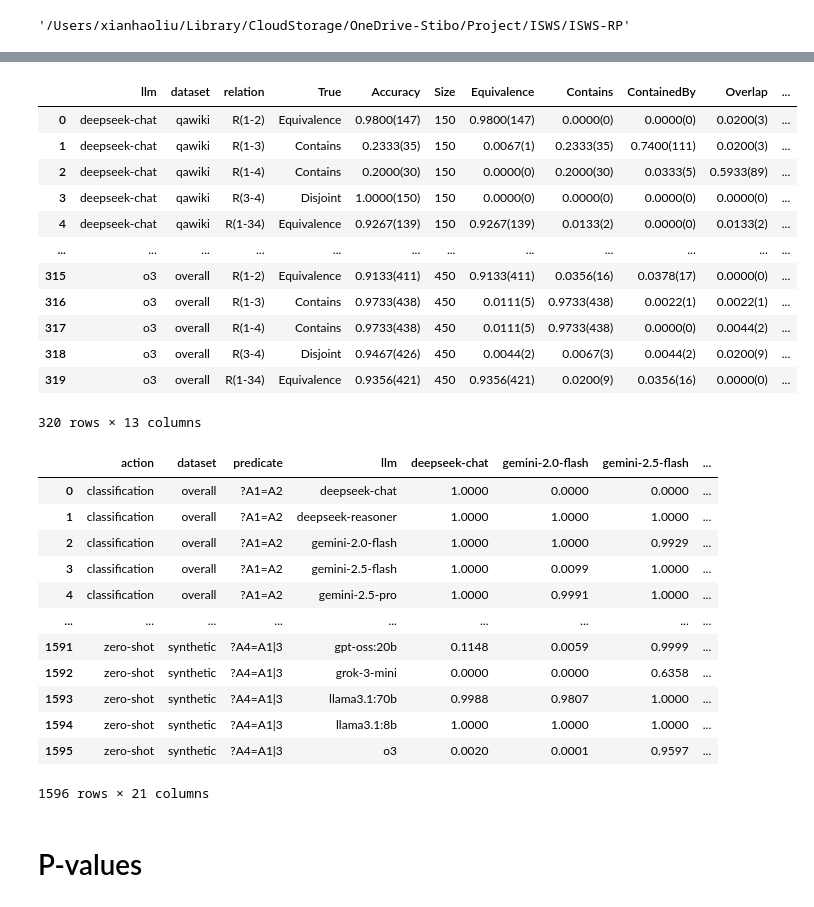
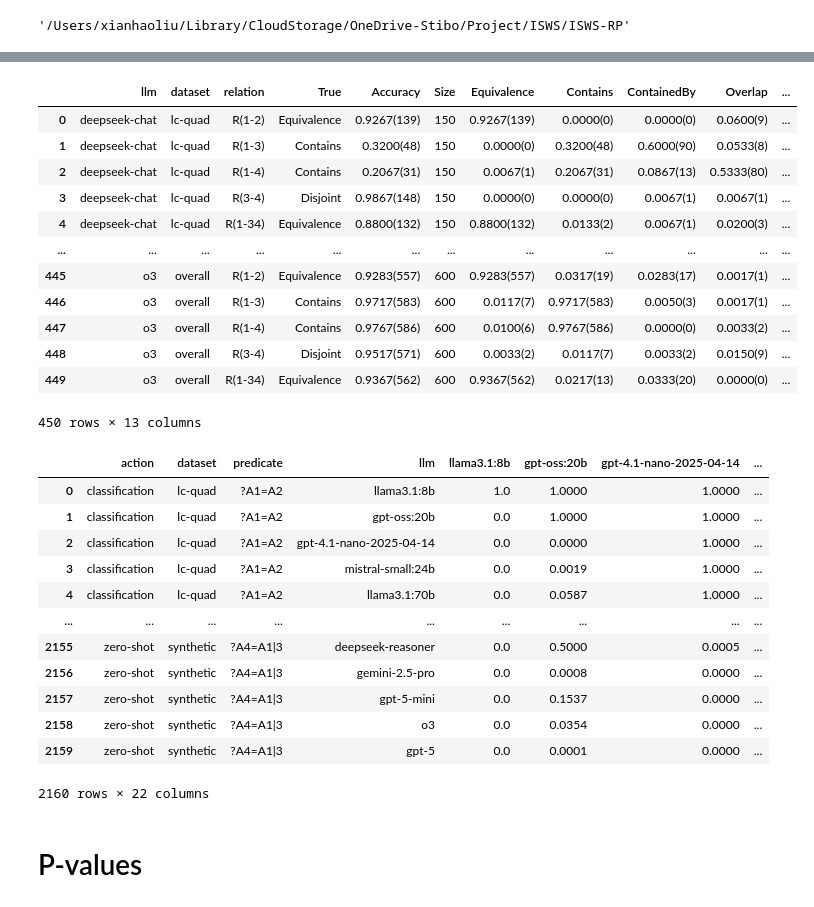
Before and after one commit to GabrieleT0/Answer-Set-Consistency-of-LLMs-For-QA, a Jupyter notebook: src/visualization/visualize.ipynb, the cells around one changed output, grey strips where cells are left out. Drawn from its saved outputs; the diff is of its cells as text; code cells hidden in the pictures.

```diff
--- a/src/visualization/visualize.ipynb
+++ b/src/visualization/visualize.ipynb
@@ -52,37 +52,37 @@ df_summery
 # %%
-df_relation = pd.read_csv(f"{folder}/relation_summary_{time}.csv")
+df_relation = pd.read_csv(f"{folder}/relation_summery.csv")
 df_relation
 # %% [output]
 |  | llm | dataset | relation | True | Accuracy | Size | Equivalence | Contains | ContainedBy | Overlap | ... |
-| 0 | deepseek-chat | qawiki | R(1-2) | Equivalence | 0.9800(147) | 150 | 0.9800(147) | 0.0000(0) | 0.0000(0) | 0.0200(3) | ... |
-| 1 | deepseek-chat | qawiki | R(1-3) | Contains | 0.2333(35) | 150 | 0.0067(1) | 0.2333(35) | 0.7400(111) | 0.0200(3) | ... |
-| 2 | deepseek-chat | qawiki | R(1-4) | Contains | 0.2000(30) | 150 | 0.0000(0) | 0.2000(30) | 0.0333(5) | 0.5933(89) | ... |
-| 3 | deepseek-chat | qawiki | R(3-4) | Disjoint | 1.0000(150) | 150 | 0.0000(0) | 0.0000(0) | 0.0000(0) | 0.0000(0) | ... |
-| 4 | deepseek-chat | qawiki | R(1-34) | Equivalence | 0.9267(139) | 150 | 0.9267(139) | 0.0133(2) | 0.0000(0) | 0.0133(2) | ... |
+| 0 | deepseek-chat | lc-quad | R(1-2) | Equivalence | 0.9267(139) | 150 | 0.9267(139) | 0.0000(0) | 0.0000(0) | 0.0600(9) | ... |
+| 1 | deepseek-chat | lc-quad | R(1-3) | Contains | 0.3200(48) | 150 | 0.0000(0) | 0.3200(48) | 0.6000(90) | 0.0533(8) | ... |
+| 2 | deepseek-chat | lc-quad | R(1-4) | Contains | 0.2067(31) | 150 | 0.0067(1) | 0.2067(31) | 0.0867(13) | 0.5333(80) | ... |
+| 3 | deepseek-chat | lc-quad | R(3-4) | Disjoint | 0.9867(148) | 150 | 0.0000(0) | 0.0000(0) | 0.0067(1) | 0.0067(1) | ... |
+| 4 | deepseek-chat | lc-quad | R(1-34) | Equivalence | 0.8800(132) | 150 | 0.8800(132) | 0.0133(2) | 0.0067(1) | 0.0200(3) | ... |
 | ... | ... | ... | ... | ... | ... | ... | ... | ... | ... | ... | ... |
-| 315 | o3 | overall | R(1-2) | Equivalence | 0.9133(411) | 450 | 0.9133(411) | 0.0356(16) | 0.0378(17) | 0.0000(0) | ... |
-| 316 | o3 | overall | R(1-3) | Contains | 0.9733(438) | 450 | 0.0111(5) | 0.9733(438) | 0.0022(1) | 0.0022(1) | ... |
-| 317 | o3 | overall | R(1-4) | Contains | 0.9733(438) | 450 | 0.0111(5) | 0.9733(438) | 0.0000(0) | 0.0044(2) | ... |
-| 318 | o3 | overall | R(3-4) | Disjoint | 0.9467(426) | 450 | 0.0044(2) | 0.0067(3) | 0.0044(2) | 0.0200(9) | ... |
-| 319 | o3 | overall | R(1-34) | Equivalence | 0.9356(421) | 450 | 0.9356(421) | 0.0200(9) | 0.0356(16) | 0.0000(0) | ... |
+| 445 | o3 | overall | R(1-2) | Equivalence | 0.9283(557) | 600 | 0.9283(557) | 0.0317(19) | 0.0283(17) | 0.0017(1) | ... |
+| 446 | o3 | overall | R(1-3) | Contains | 0.9717(583) | 600 | 0.0117(7) | 0.9717(583) | 0.0050(3) | 0.0017(1) | ... |
+| 447 | o3 | overall | R(1-4) | Contains | 0.9767(586) | 600 | 0.0100(6) | 0.9767(586) | 0.0000(0) | 0.0033(2) | ... |
+| 448 | o3 | overall | R(3-4) | Disjoint | 0.9517(571) | 600 | 0.0033(2) | 0.0117(7) | 0.0033(2) | 0.0150(9) | ... |
+| 449 | o3 | overall | R(1-34) | Equivalence | 0.9367(562) | 600 | 0.9367(562) | 0.0217(13) | 0.0333(20) | 0.0000(0) | ... |
-320 rows × 13 columns
+450 rows × 13 columns
 # %%
-df_p_value = pd.read_csv(f"{folder}/p_value_matrices_{time}.csv")
+df_p_value = pd.read_csv(f"{folder}/p_value_matrices.csv")
 df_p_value
 # %% [output]
-|  | action | dataset | predicate | llm | deepseek-chat | gemini-2.0-flash | gemini-2.5-flash | ... |
-| 0 | classification | overall | ?A1=A2 | deepseek-chat | 1.0000 | 0.0000 | 0.0000 | ... |
-| 1 | classification | overall | ?A1=A2 | deepseek-reasoner | 1.0000 | 1.0000 | 1.0000 | ... |
-| 2 | classification | overall | ?A1=A2 | gemini-2.0-flash | 1.0000 | 1.0000 | 0.9929 | ... |
-| 3 | classification | overall | ?A1=A2 | gemini-2.5-flash | 1.0000 | 0.0099 | 1.0000 | ... |
-| 4 | classification | overall | ?A1=A2 | gemini-2.5-pro | 1.0000 | 0.9991 | 1.0000 | ... |
+|  | action | dataset | predicate | llm | llama3.1:8b | gpt-oss:20b | gpt-4.1-nano-2025-04-14 | ... |
+| 0 | classification | lc-quad | ?A1=A2 | llama3.1:8b | 1.0 | 1.0000 | 1.0000 | ... |
+| 1 | classification | lc-quad | ?A1=A2 | gpt-oss:20b | 0.0 | 1.0000 | 1.0000 | ... |
+| 2 | classification | lc-quad | ?A1=A2 | gpt-4.1-nano-2025-04-14 | 0.0 | 0.0000 | 1.0000 | ... |
+| 3 | classification | lc-quad | ?A1=A2 | mistral-small:24b | 0.0 | 0.0019 | 1.0000 | ... |
+| 4 | classification | lc-quad | ?A1=A2 | llama3.1:70b | 0.0 | 0.0587 | 1.0000 | ... |
 | ... | ... | ... | ... | ... | ... | ... | ... | ... |
-| 1591 | zero-shot | synthetic | ?A4=A1|3 | gpt-oss:20b | 0.1148 | 0.0059 | 0.9999 | ... |
-| 1592 | zero-shot | synthetic | ?A4=A1|3 | grok-3-mini | 0.0000 | 0.0000 | 0.6358 | ... |
-| 1593 | zero-shot | synthetic | ?A4=A1|3 | llama3.1:70b | 0.9988 | 0.9807 | 1.0000 | ... |
-| 1594 | zero-shot | synthetic | ?A4=A1|3 | llama3.1:8b | 1.0000 | 1.0000 | 1.0000 | ... |
-| 1595 | zero-shot | synthetic | ?A4=A1|3 | o3 | 0.0020 | 0.0001 | 0.9597 | ... |
+| 2155 | zero-shot | synthetic | ?A4=A1|3 | deepseek-reasoner | 0.0 | 0.5000 | 0.0005 | ... |
+| 2156 | zero-shot | synthetic | ?A4=A1|3 | gemini-2.5-pro | 0.0 | 0.0008 | 0.0000 | ... |
+| 2157 | zero-shot | synthetic | ?A4=A1|3 | gpt-5-mini | 0.0 | 0.1537 | 0.0000 | ... |
+| 2158 | zero-shot | synthetic | ?A4=A1|3 | o3 | 0.0 | 0.0354 | 0.0000 | ... |
+| 2159 | zero-shot | synthetic | ?A4=A1|3 | gpt-5 | 0.0 | 0.0001 | 0.0000 | ... |
-1596 rows × 21 columns
+2160 rows × 22 columns
 # %% [markdown]
 # P-values
 # %% [markdown]
```
Also changed, not shown: parts of 6 cells of this notebook, 6 other files.
